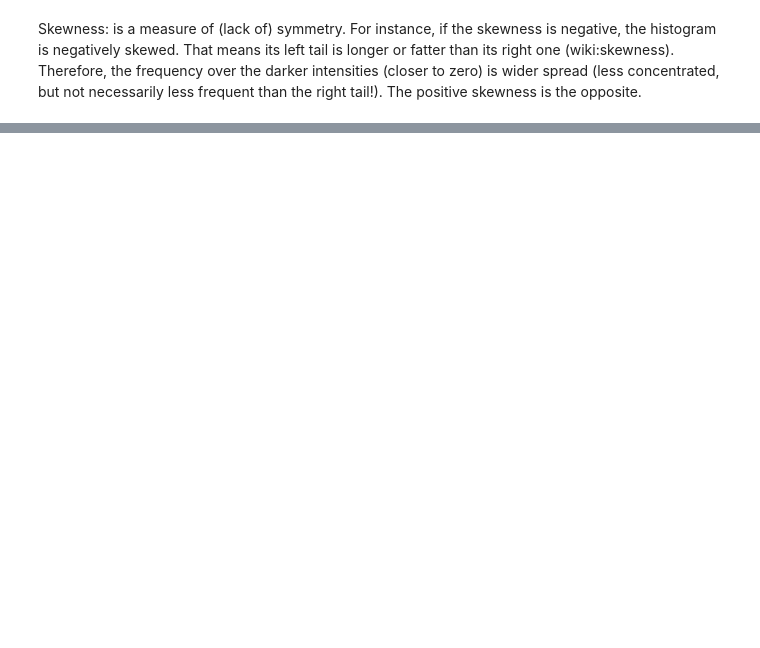
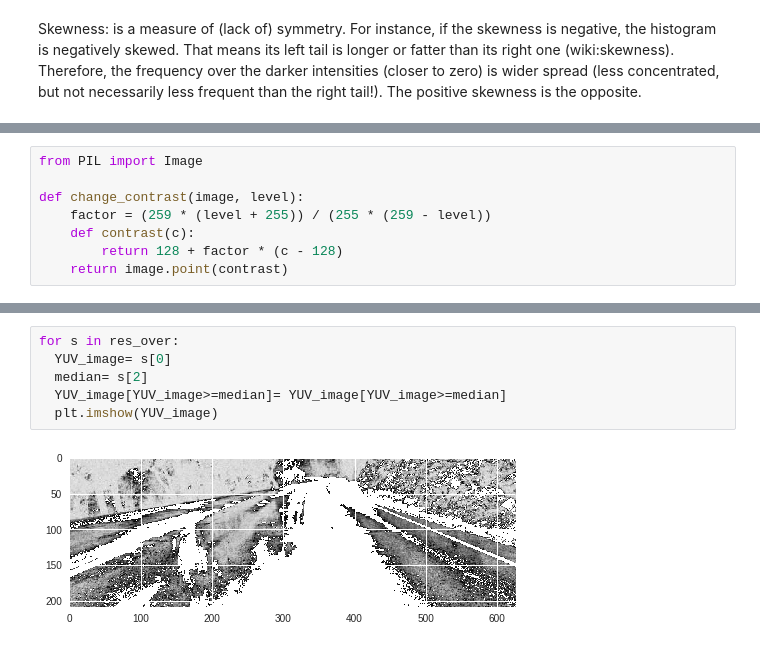
Before and after one commit to UjjwalSaxena/road-glare-removal-tests, a Jupyter notebook: tests1.ipynb, the cells around one changed output, grey strips where cells are left out. Drawn from its saved outputs; the diff is of its cells as text; blank space fills up the shorter version.

```diff
--- a/tests1.ipynb
+++ b/tests1.ipynb
@@ -119,0 +172,8 @@ Skewness: is a measure of (lack of) symmetry. For instance, if the skewness is n
+# %%
+from PIL import Image
+
+def change_contrast(image, level):
+    factor = (259 * (level + 255)) / (255 * (259 - level))
+    def contrast(c):
+        return 128 + factor * (c - 128)
+    return image.point(contrast)
@@ -119,0 +230,8 @@ Skewness: is a measure of (lack of) symmetry. For instance, if the skewness is n
+# %%
+for s in res_over:
+  YUV_image= s[0]
+  median= s[2]
+  YUV_image[YUV_image>=median]= YUV_image[YUV_image>=median]
+  plt.imshow(YUV_image)
+# %% [output]
+[figure, added]
```
Also changed, not shown: parts of 11 cells of this notebook.
